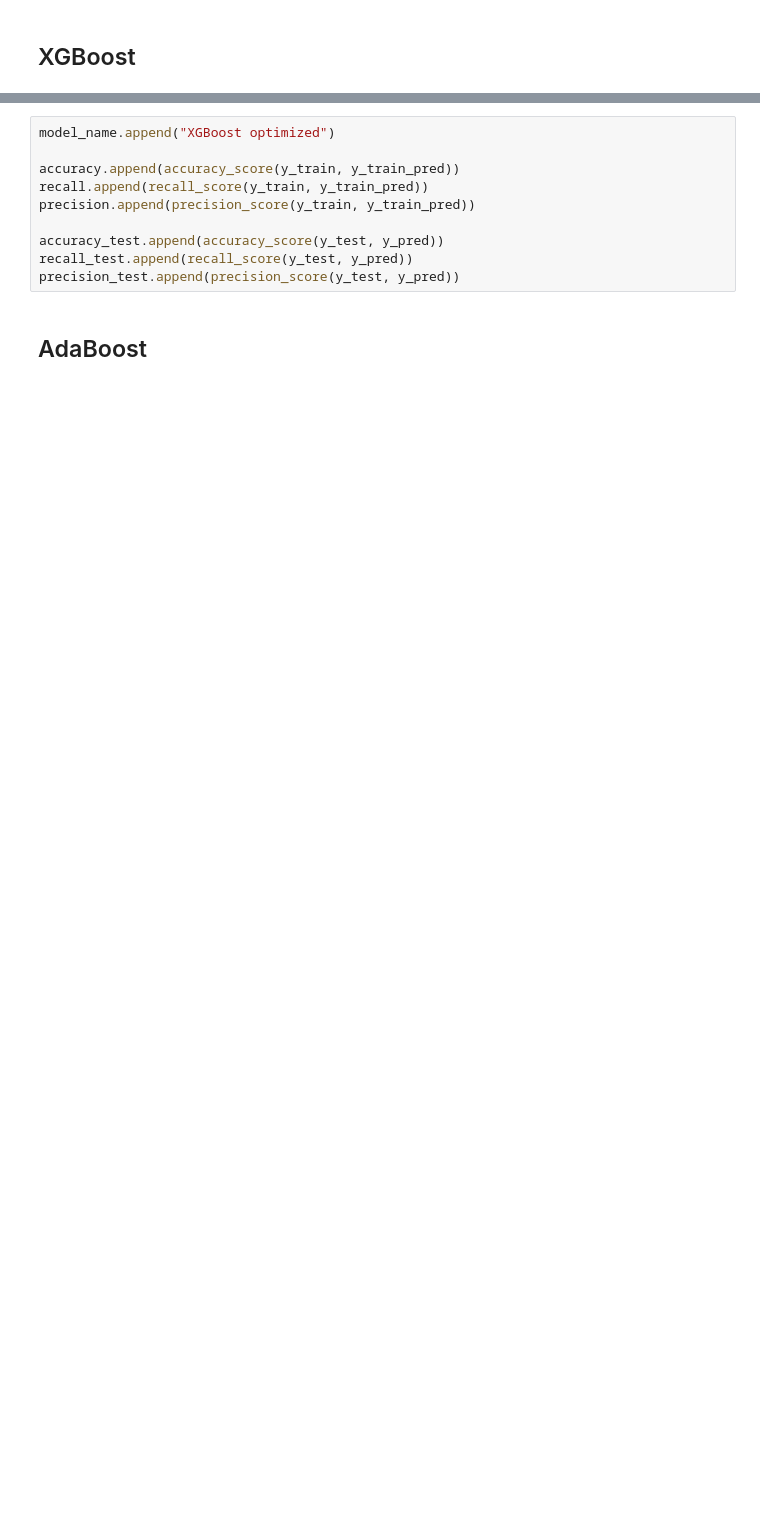
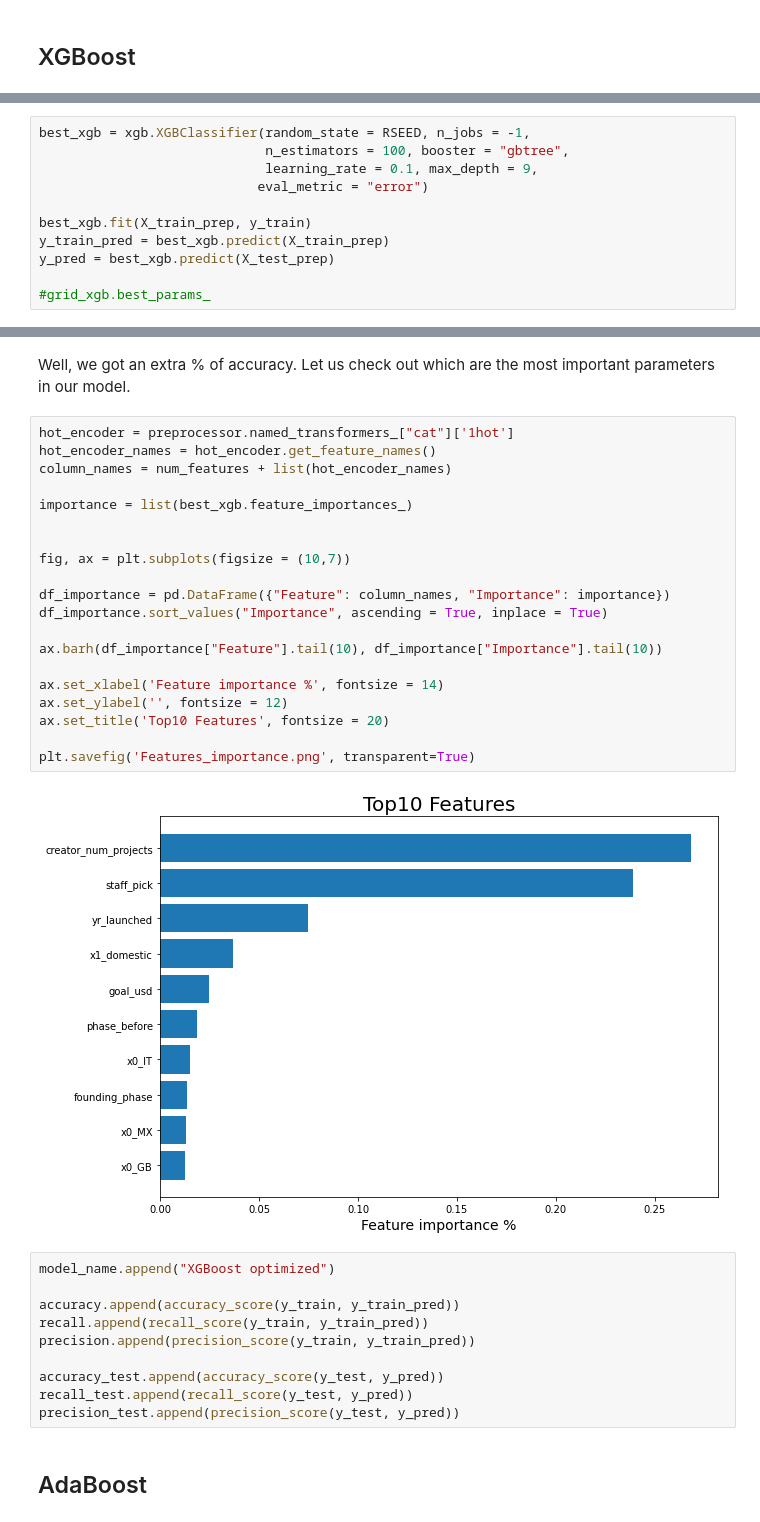
Before and after one commit to Octodon-D/kickstarter_project, a Jupyter notebook: First_model.ipynb, the cells around one changed output, grey strips where cells are left out. Cells and saved outputs as stored; diff of their text form; blank space fills up the shorter version.

```diff
--- a/First_model.ipynb
+++ b/First_model.ipynb
@@ -308,3 +307,14 @@ y_pred = best_xgb.predict(X_test_prep)
+# %%
+best_xgb = xgb.XGBClassifier(random_state = RSEED, n_jobs = -1,
+                             n_estimators = 100, booster = "gbtree",
+                             learning_rate = 0.1, max_depth = 9,
+                            eval_metric = "error")
+
+best_xgb.fit(X_train_prep, y_train)
+y_train_pred = best_xgb.predict(X_train_prep)
+y_pred = best_xgb.predict(X_test_prep)
+
+#grid_xgb.best_params_
 # %%
 print_scores(y_train, y_train_pred)
 print_scores(y_test, y_pred)
@@ -332,3 +342,27 @@ Confusion matrix:
+# %% [markdown]
+Well, we got an extra % of accuracy. Let us check out which are the most important parameters in our model.
+# %%
+hot_encoder = preprocessor.named_transformers_["cat"]['1hot']
+hot_encoder_names = hot_encoder.get_feature_names()
+column_names = num_features + list(hot_encoder_names)
+
+importance = list(best_xgb.feature_importances_)
+
+
+fig, ax = plt.subplots(figsize = (10,7))
+
+df_importance = pd.DataFrame({"Feature": column_names, "Importance": importance})
+df_importance.sort_values("Importance", ascending = True, inplace = True)
+
+ax.barh(df_importance["Feature"].tail(10), df_importance["Importance"].tail(10))
+
+ax.set_xlabel('Feature importance %', fontsize = 14)
+ax.set_ylabel('', fontsize = 12)
+ax.set_title('Top10 Features', fontsize = 20)
+
+plt.savefig('Features_importance.png', transparent=True)
+# %% [output]
+[figure, added]
 # %%
 model_name.append("XGBoost optimized")
 
```
Also changed, not shown: parts of 37 cells of this notebook.
